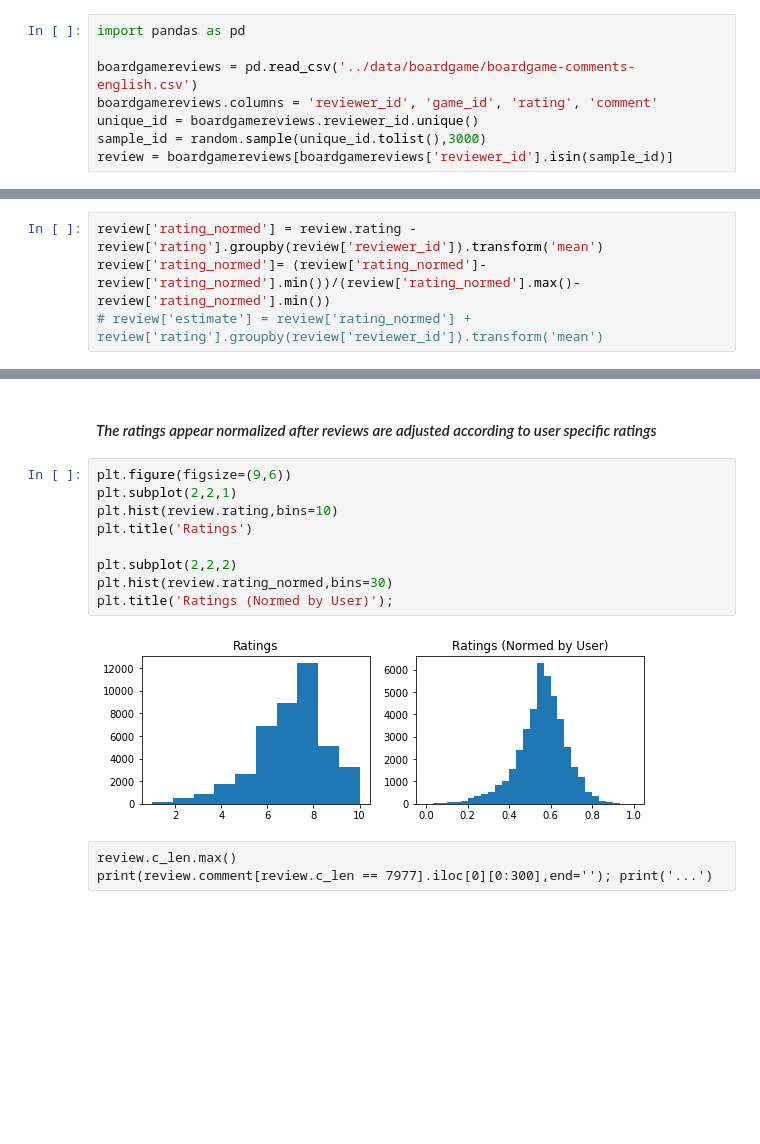
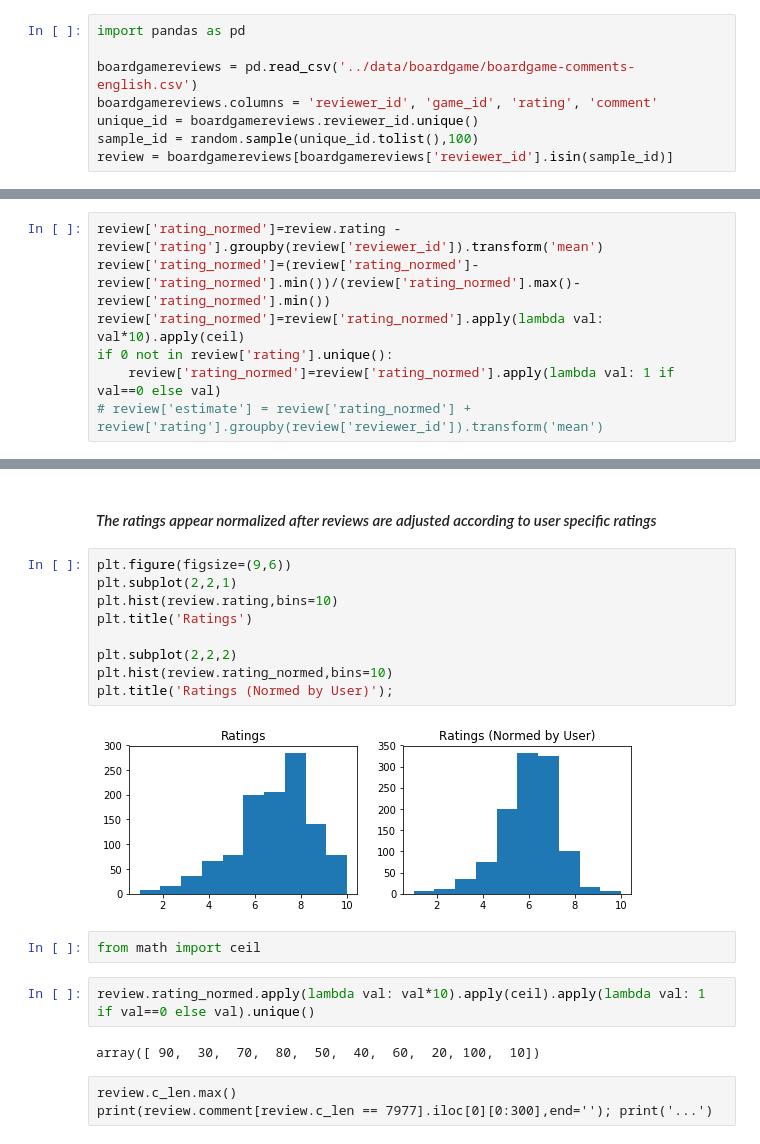
Before and after one commit to kimrharper/thinkful, a Jupyter notebook: unit6/unit6-capstone-v1.ipynb, the cells around one changed output, grey strips where cells are left out. Cells and saved outputs as stored; diff of their text form; blank space fills up the shorter version.

```diff
--- a/unit6/unit6-capstone-v1.ipynb
+++ b/unit6/unit6-capstone-v1.ipynb
@@ -40,13 +41,16 @@ import pandas as pd
 boardgamereviews = pd.read_csv('../data/boardgame/boardgame-comments-english.csv')
 boardgamereviews.columns = 'reviewer_id', 'game_id', 'rating', 'comment'
 unique_id = boardgamereviews.reviewer_id.unique()
-sample_id = random.sample(unique_id.tolist(),3000)
+sample_id = random.sample(unique_id.tolist(),100)
 review = boardgamereviews[boardgamereviews['reviewer_id'].isin(sample_id)]
 # %% [markdown]
 #### _Ratings equal the difference between a user's rating and that user's average rating._
 # %%
-review['rating_normed'] = review.rating - review['rating'].groupby(review['reviewer_id']).transform('mean')
-review['rating_normed']= (review['rating_normed']-review['rating_normed'].min())/(review['rating_normed'].max()-review['rating_normed'].min())
+review['rating_normed']=review.rating - review['rating'].groupby(review['reviewer_id']).transform('mean')
+review['rating_normed']=(review['rating_normed']-review['rating_normed'].min())/(review['rating_normed'].max()-review['rating_normed'].min())
+review['rating_normed']=review['rating_normed'].apply(lambda val: val*10).apply(ceil)
+if 0 not in review['rating'].unique():
+    review['rating_normed']=review['rating_normed'].apply(lambda val: 1 if val==0 else val)
 # review['estimate'] = review['rating_normed'] + review['rating'].groupby(review['reviewer_id']).transform('mean')
 # %%
 review['rating'] = review['rating'].apply(round)
@@ -57,14 +61,20 @@ review['rating'] = review['rating'].apply(round)
 # %%
 plt.figure(figsize=(9,6))
 plt.subplot(2,2,1)
 plt.hist(review.rating,bins=10)
 plt.title('Ratings')
 
 plt.subplot(2,2,2)
-plt.hist(review.rating_normed,bins=30)
+plt.hist(review.rating_normed,bins=10)
 plt.title('Ratings (Normed by User)');
 # %% [output]
-[figure, old version]
+[figure, new version]
+# %%
+from math import ceil
+# %%
+review.rating_normed.apply(lambda val: val*10).apply(ceil).apply(lambda val: 1 if val==0 else val).unique()
+# %% [output]
+array([ 90,  30,  70,  80,  50,  40,  60,  20, 100,  10])
 # %% [raw]
 review.c_len.max()
 print(review.comment[review.c_len == 7977].iloc[0][0:300],end=''); print('...')
```
Also changed, not shown: parts of 40 cells of this notebook.
